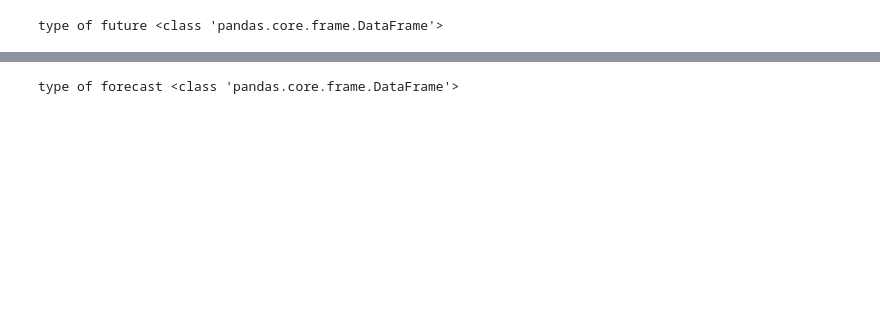
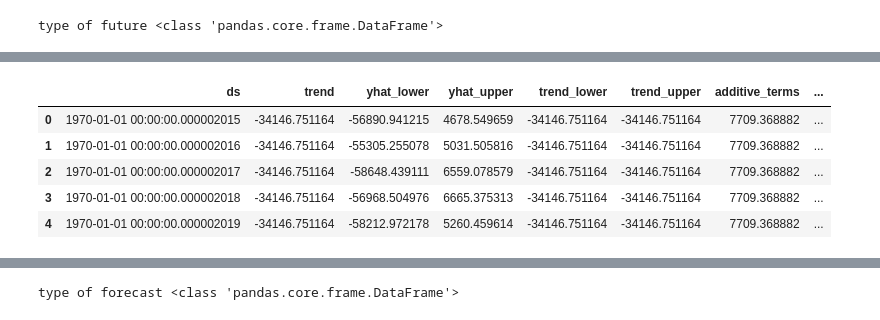
Before and after one commit to Saymanning/Honey_Bee_Colony_Loss_US, a Jupyter notebook: FBprophet_v2.ipynb, the cells around one changed output, grey strips where cells are left out. Cells and saved outputs as stored; diff of their text form; code cells hidden in the pictures; blank space fills up the shorter version.

```diff
--- a/FBprophet_v2.ipynb
+++ b/FBprophet_v2.ipynb
@@ -132,0 +138,10 @@ type of future <class 'pandas.core.frame.DataFrame'>
+# %%
+forecast = model.predict(future)
+forecast.head()
+# %% [output]
+|  | ds | trend | yhat_lower | yhat_upper | trend_lower | trend_upper | additive_terms | ... |
+| 0 | 1970-01-01 00:00:00.000002015 | -34146.751164 | -56890.941215 | 4678.549659 | -34146.751164 | -34146.751164 | 7709.368882 | ... |
+| 1 | 1970-01-01 00:00:00.000002016 | -34146.751164 | -55305.255078 | 5031.505816 | -34146.751164 | -34146.751164 | 7709.368882 | ... |
+| 2 | 1970-01-01 00:00:00.000002017 | -34146.751164 | -58648.439111 | 6559.078579 | -34146.751164 | -34146.751164 | 7709.368882 | ... |
+| 3 | 1970-01-01 00:00:00.000002018 | -34146.751164 | -56968.504976 | 6665.375313 | -34146.751164 | -34146.751164 | 7709.368882 | ... |
+| 4 | 1970-01-01 00:00:00.000002019 | -34146.751164 | -58212.972178 | 5260.459614 | -34146.751164 | -34146.751164 | 7709.368882 | ... |
```
Also changed, not shown: parts of 7 cells of this notebook.
